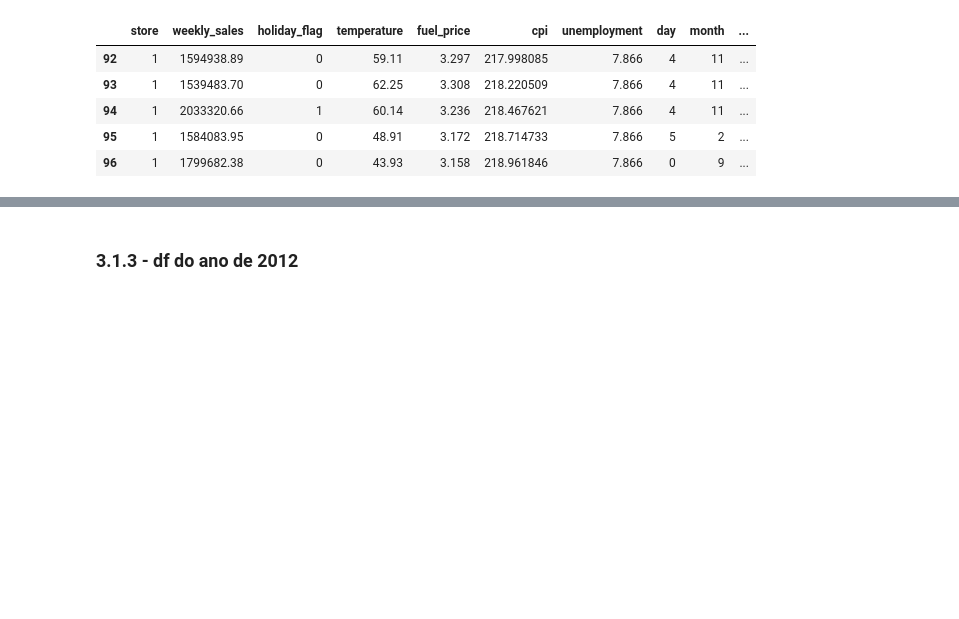
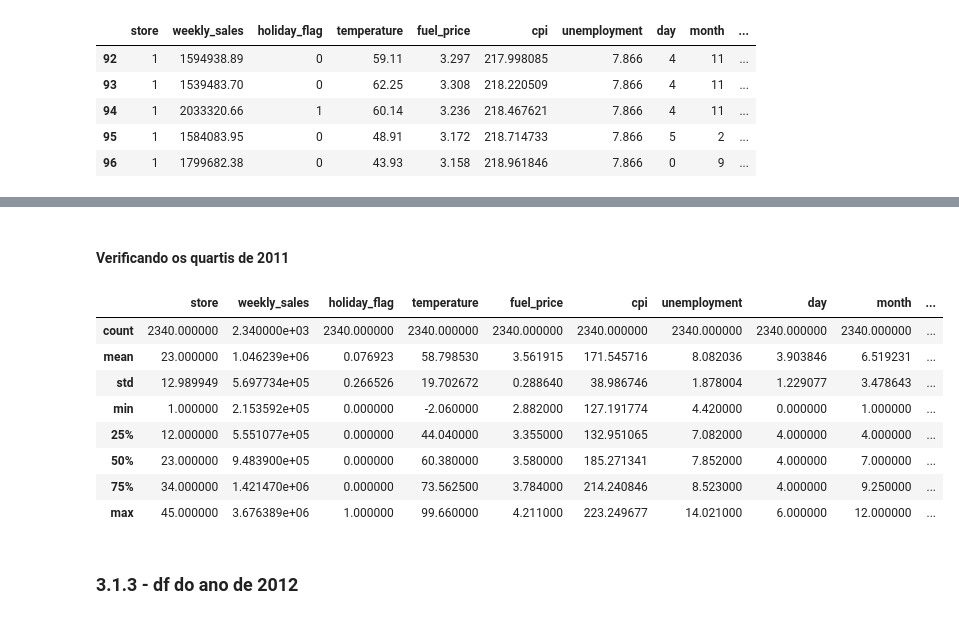
Before and after one commit to michellssGUi/dataScience, a Jupyter notebook: Wallmart_Melhor_Loja_2.ipynb, the cells around one changed output, grey strips where cells are left out. Saved outputs shown, nothing was run; the diff lists cells and outputs as text; code cells hidden in the pictures; blank space fills up the shorter version.

```diff
--- a/Wallmart_Melhor_Loja_2.ipynb
+++ b/Wallmart_Melhor_Loja_2.ipynb
@@ -271,3 +309,17 @@ df_2011.head()
+# %% [markdown]
+#### Verificando os quartis de 2011
+# %%
+df_2011.describe()
+# %% [output]
+|  | store | weekly_sales | holiday_flag | temperature | fuel_price | cpi | unemployment | day | month | ... |
+| count | 2340.000000 | 2.340000e+03 | 2340.000000 | 2340.000000 | 2340.000000 | 2340.000000 | 2340.000000 | 2340.000000 | 2340.000000 | ... |
+| mean | 23.000000 | 1.046239e+06 | 0.076923 | 58.798530 | 3.561915 | 171.545716 | 8.082036 | 3.903846 | 6.519231 | ... |
+| std | 12.989949 | 5.697734e+05 | 0.266526 | 19.702672 | 0.288640 | 38.986746 | 1.878004 | 1.229077 | 3.478643 | ... |
+| min | 1.000000 | 2.153592e+05 | 0.000000 | -2.060000 | 2.882000 | 127.191774 | 4.420000 | 0.000000 | 1.000000 | ... |
+| 25% | 12.000000 | 5.551077e+05 | 0.000000 | 44.040000 | 3.355000 | 132.951065 | 7.082000 | 4.000000 | 4.000000 | ... |
+| 50% | 23.000000 | 9.483900e+05 | 0.000000 | 60.380000 | 3.580000 | 185.271341 | 7.852000 | 4.000000 | 7.000000 | ... |
+| 75% | 34.000000 | 1.421470e+06 | 0.000000 | 73.562500 | 3.784000 | 214.240846 | 8.523000 | 4.000000 | 9.250000 | ... |
+| max | 45.000000 | 3.676389e+06 | 1.000000 | 99.660000 | 4.211000 | 223.249677 | 14.021000 | 6.000000 | 12.000000 | ... |
 # %% [markdown]
 ### 3.1.3 - df do ano de 2012
 # %%
```
Also changed, not shown: parts of 18 cells of this notebook.
